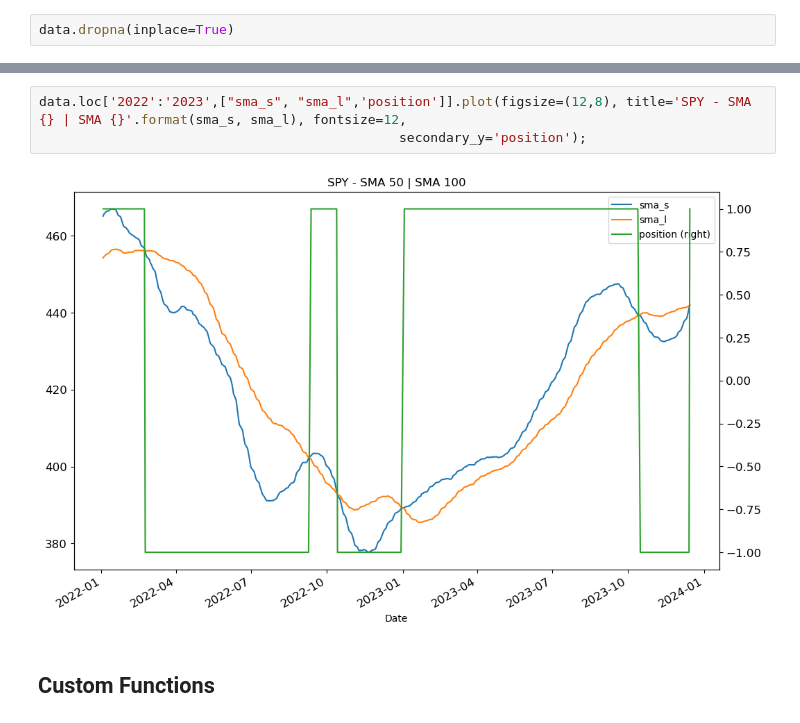
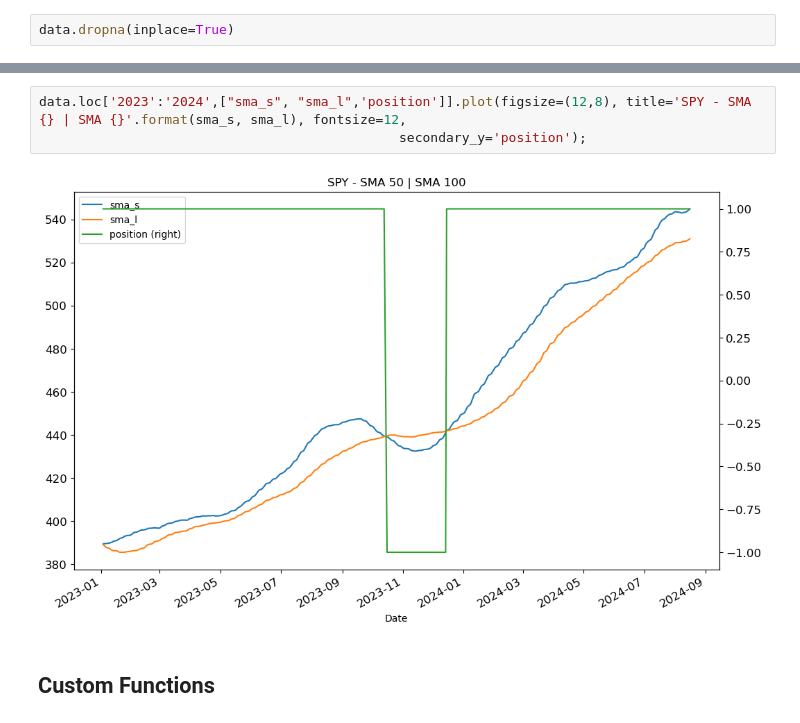
Before and after one commit to chrishunt11/Algorithmic_Trading_Python, a Jupyter notebook: Stock Predictions.ipynb, the cells around one changed output, grey strips where cells are left out. Saved outputs shown, nothing was run; the diff lists cells and outputs as text.

```diff
--- a/Stock Predictions.ipynb
+++ b/Stock Predictions.ipynb
@@ -399,9 +399,9 @@ strategy2    0.130892
 dtype: float64
 # %%
-data.loc['2022':'2023',["sma_s", "sma_l",'position']].plot(figsize=(12,8), title='SPY - SMA {} | SMA {}'.format(sma_s, sma_l), fontsize=12,
+data.loc['2023':'2024',["sma_s", "sma_l",'position']].plot(figsize=(12,8), title='SPY - SMA {} | SMA {}'.format(sma_s, sma_l), fontsize=12,
                                               secondary_y='position');
 # %% [output]
-[figure, old version]
+[figure, new version]
 # %% [markdown]
 ## Custom Functions
 # %%
```
Also changed, not shown: parts of 38 cells of this notebook, 1 other file.
